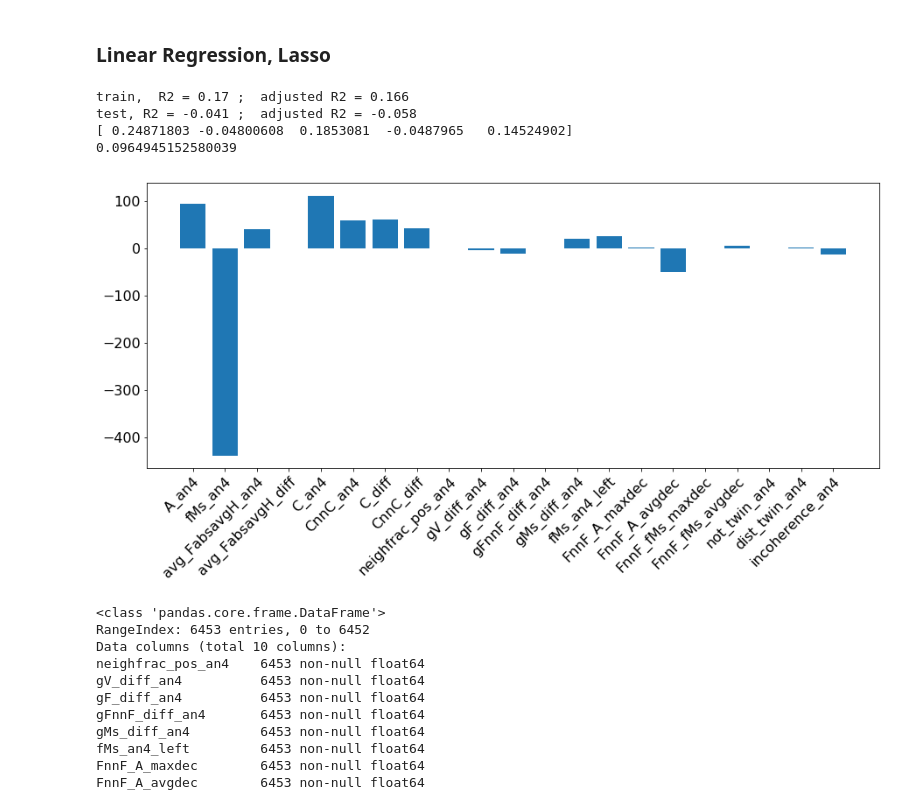
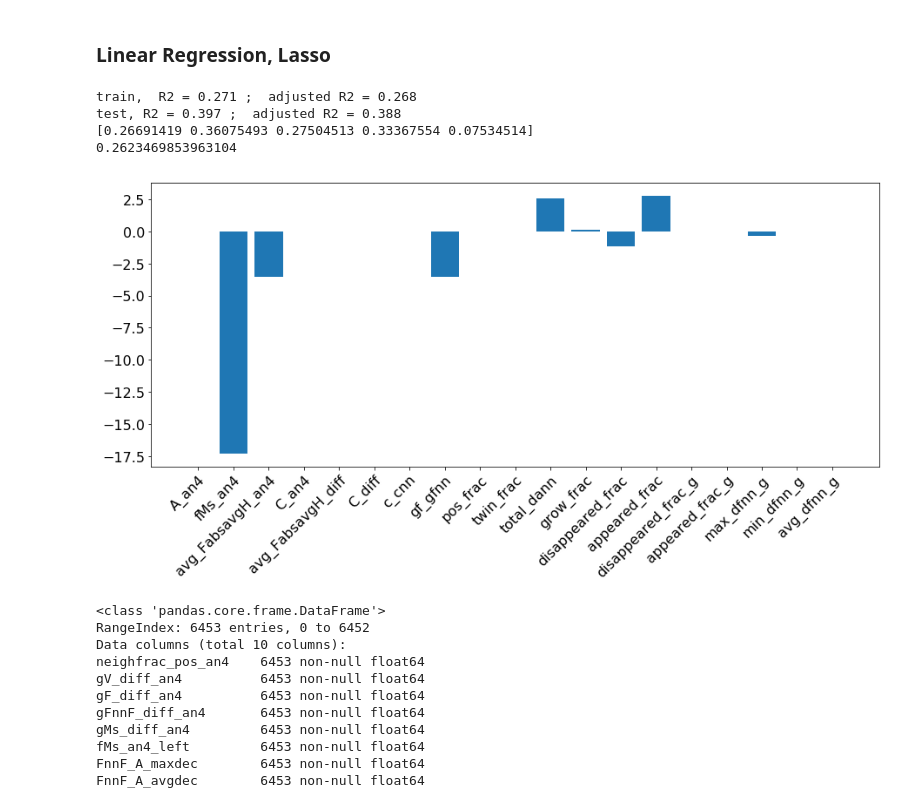
Before and after one commit to xiaotingz/Matlab, a Jupyter notebook: Grain Tracking/RegressionModels.ipynb, the cells around one changed output. Cells and saved outputs as stored; diff of their text form; code cells hidden in the pictures.

```diff
--- a/Grain Tracking/RegressionModels.ipynb
+++ b/Grain Tracking/RegressionModels.ipynb
@@ -15,17 +15,23 @@ import matplotlib.pylab as plt
 import seaborn as sns
 %matplotlib inline
 
-energy_grad = pd.read_csv('/Users/xiaotingzhong/Desktop/Datas/Ni_an4_5/data_matlab/190621_features_energygrad.txt')
-geo_topo = pd.read_csv('/Users/xiaotingzhong/Desktop/Datas/Ni_an4_5/data_matlab/190621_features_geo_topo.txt')
-other = pd.read_csv('/Users/xiaotingzhong/Desktop/Datas/Ni_an4_5/data_matlab/190621_features_otherinfo.txt')
+geo_topo = pd.read_csv('/Users/xiaotingzhong/Desktop/Datas/Ni_an4_5/data_matlab/190718_Hsmooth_features_geo_topo.txt')
+# energy_grad = pd.read_csv('/Users/xiaotingzhong/Desktop/Datas/Ni_an4_5/data_matlab/190718_features_geo_topo.txt')
+# other = pd.read_csv('/Users/xiaotingzhong/Desktop/Datas/Ni_an4_5/data_matlab/190621_features_otherinfo.txt')
+mean_field = pd.read_csv('/Users/xiaotingzhong/Desktop/Datas/Ni_an4_5/data_matlab/190718_Hsmooth_mean_field.txt')
+mask_good_face = pd.read_csv('/Users/xiaotingzhong/Desktop/Datas/Ni_an4_5/data_matlab/190718_Hsmooth_mask_good_face.txt')
 
-energy_grad.columns = energy_grad.columns.str.strip()
 geo_topo.columns = geo_topo.columns.str.strip()
-other.columns = other.columns.str.strip()
+# energy_grad.columns = energy_grad.columns.str.strip()
+# other.columns = other.columns.str.strip()
+mean_field.columns = mean_field.columns.str.strip()
+mask_good_face.columns = mask_good_face.columns.str.strip()
 
 geo_topo = geo_topo.astype('float')
-energy_grad = energy_grad.astype('float')
-other = other.astype('float')
+# energy_grad = energy_grad.astype('float')
+# other = other.astype('float')
+mean_field = mean_field.astype('float')
+mask_good_face = mask_good_face.astype('bool')
 # %%
 # neigh_pos_frac = pd.read_csv('/Users/xiaotingzhong/Desktop/Datas/Ni_an4_5/data_matlab/190531_neighfrac_pos_an4.txt', names=['neigh_pos_frac'])
 # geo_topo = pd.concat([geo_topo, neigh_pos_frac], axis=1)
@@ -43,10 +49,20 @@ other = other.astype('float')
 # data = pd.concat([geo_topo.iloc[:,[0,1,2,5,6,7]], energy_grad, other.iloc[:,:-1]], axis=1)
 # data = data.dropna()
 # data = data[other['mask_inner'].astype(bool)]
-data = pd.concat([geo_topo.iloc[:,[0,1,2,5,6,7]], geo_topo.iloc[:,[3,4,8,9]], energy_grad, other], axis=1)
+
+# data = pd.concat([geo_topo.iloc[:,[0,1,2,5,6,7]], geo_topo.iloc[:,[3,4,8,9]], energy_grad, other], axis=1)
+# data = data.dropna()
+# data.info()
+# fname = 'inner_A_DA'
+
+data = pd.concat([geo_topo, mean_field], axis=1)
+# data = geo_topo
+# data.info()
+# mask_good_face.info()
+data = data[mask_good_face['mask_good_face']]
 data = data.dropna()
 data.info()
-# fname = 'inner_A_DA'
+
 
 # data_normed =  data / data.max(axis=0) * 10
 # plot_correlation_matrix(data_normed, 'corr')
@@ -264,11 +280,11 @@ from sklearn.model_selection import cross_val_score
 # print lasso.score(X, y)
 
 # ----- forward selected features, train & test -----
-y = data['A_diff']
+y = data['fMs_diff']
 X = data.drop(['A_diff', 'fMs_diff'], axis=1)
 # X = data.iloc[:, [1,19]]
 X = X / X.max(axis=0) *10
-X_train, X_test, y_train, y_test = train_test_split(X, y, test_size=0.2, random_state=1)
+X_train, X_test, y_train, y_test = train_test_split(X, y, test_size=0.2, random_state=0)
 
 lasso = Lasso(alpha=1)
 lasso.fit(X_train, y_train)
@@ -290,21 +306,21 @@ cross_val_scores = cross_val_score(lasso, X, y, cv=5, scoring = 'r2')
 print cross_val_scores
 print sum(cross_val_scores) / len(cross_val_scores)
 # %% [output]
-train,  R2 = 0.17 ;  adjusted R2 = 0.166
-test, R2 = -0.041 ;  adjusted R2 = -0.058
-[ 0.24871803 -0.04800608  0.1853081  -0.0487965   0.14524902]
-0.0964945152580039
+train,  R2 = 0.271 ;  adjusted R2 = 0.268
+test, R2 = 0.397 ;  adjusted R2 = 0.388
+[0.26691419 0.36075493 0.27504513 0.33367554 0.07534514]
+0.2623469853963104
 # %%
 plot_feature_importance(lasso.coef_, X.columns)
 # # # coef_abs = list(np.abs(lasso.coef_))
 # # # idx = coef_abs.index(max(coef_abs))
 # # # idx = 1
 # # # plot_scatter_overlay(lasso.coef_[idx], lasso.intercept_, X_train.iloc[:,idx], y_train, X_test.iloc[:, idx], y_test)
 
-np.savetxt('_DA_LRLR_coefs.txt', lasso.coef_, delimiter=',')
-np.savetxt('_DA_LRLR_feature_names.txt', X.columns, delimiter=',', fmt='%20s')
+# np.savetxt('_DA_LRLR_coefs.txt', lasso.coef_, delimiter=',')
+# np.savetxt('_DA_LRLR_feature_names.txt', X.columns, delimiter=',', fmt='%20s')
 # %% [output]
-[figure, old version]
+[figure, new version]
 # %%
 energy_grad.info()
 # %% [output]
```
Also changed, not shown: parts of 4 cells of this notebook, 14 other files.
